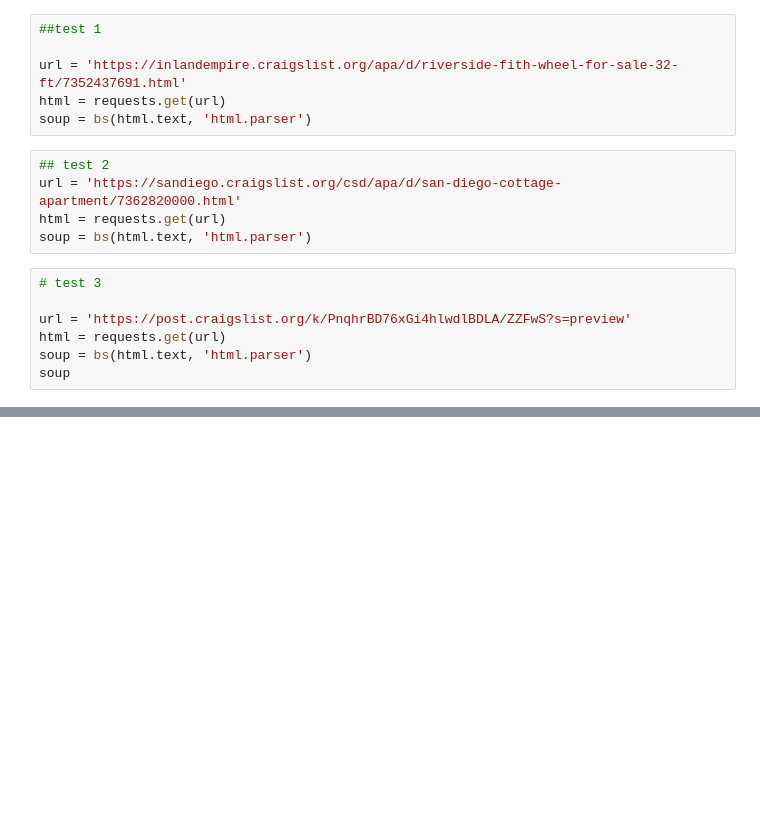
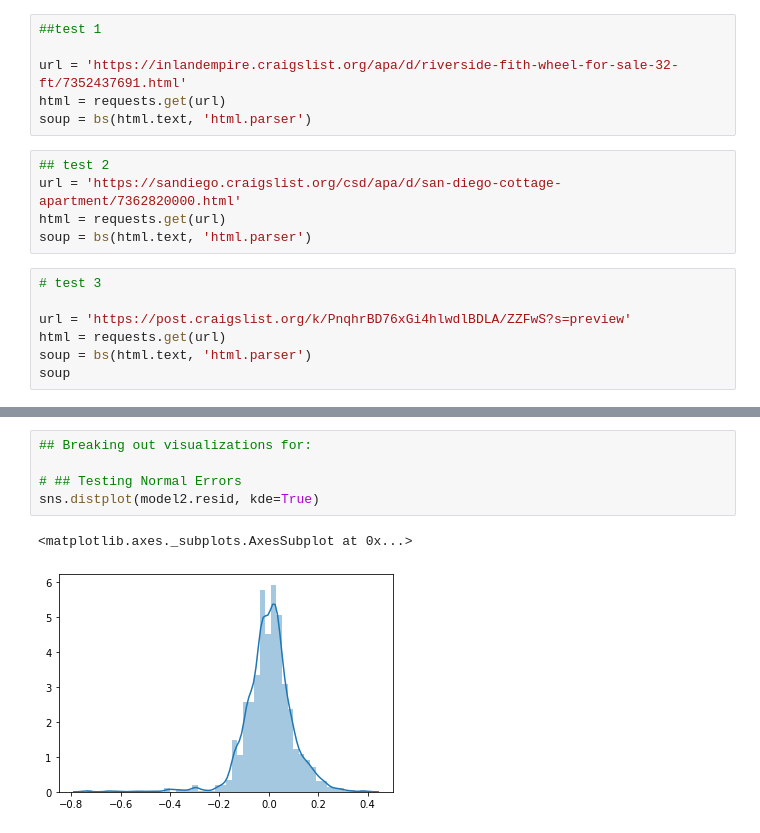
Before and after one commit to jaytmii/Scrape-of-Craigslist-in-San-Diego-CA, a Jupyter notebook: San Diego Craigslist Rentals Analysis.ipynb, the cells around one changed output, grey strips where cells are left out. Saved outputs shown, nothing was run; the diff lists cells and outputs as text; blank space fills up the shorter version.

```diff
--- a/San Diego Craigslist Rentals Analysis.ipynb
+++ b/San Diego Craigslist Rentals Analysis.ipynb
@@ -720,0 +1026,8 @@ model.predict(x)
+# %%
+## Breaking out visualizations for:
+
+# ## Testing Normal Errors
+sns.distplot(model2.resid, kde=True)
+# %% [output]
+<matplotlib.axes._subplots.AxesSubplot at 0x...>
+[figure, added]
```
Also changed, not shown: parts of 54 cells of this notebook.
